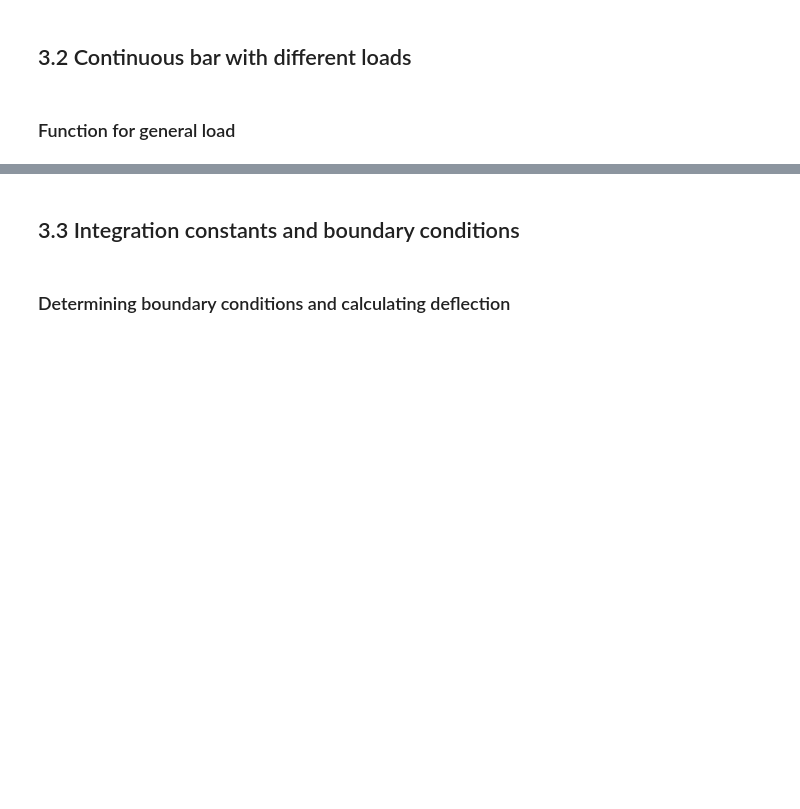
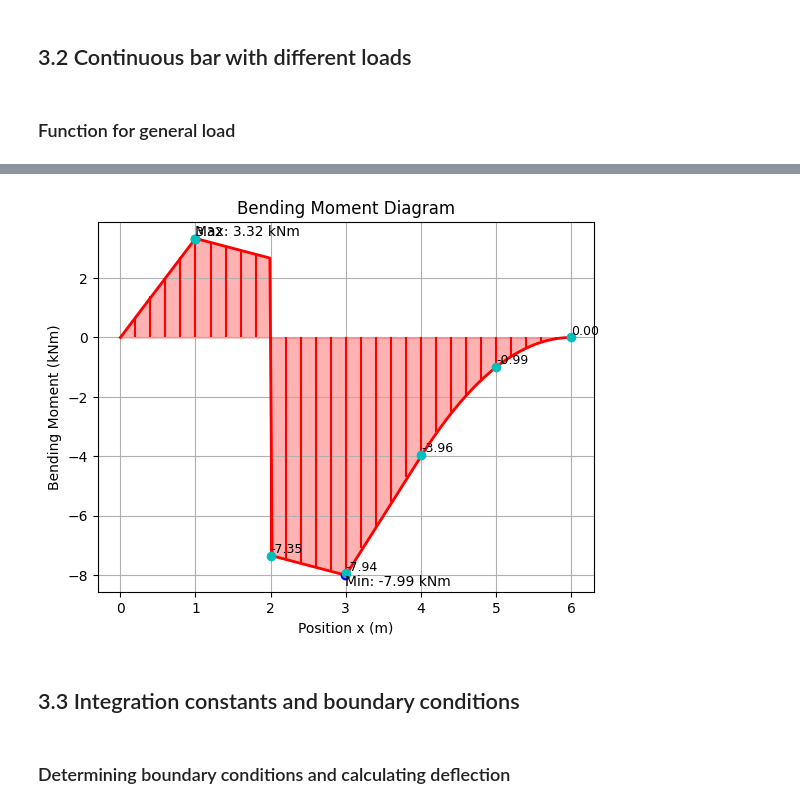
Before and after one commit to joeritaveirne/les-3-structuurmechanica-, a Jupyter notebook: chapter3/chapter3.ipynb, the cells around one changed output, grey strips where cells are left out. Drawn from its saved outputs; the diff is of its cells as text; code cells hidden in the pictures; blank space fills up the shorter version.

```diff
--- a/chapter3/chapter3.ipynb
+++ b/chapter3/chapter3.ipynb
@@ -79,0 +481,7 @@ def computeBendingMomentGeneral(x,L):
+# %%
+# Determine the length of the beam from the variable L_beam.
+# L_beam is already defined in the previous steps.
+
+# Use np.linspace() to create an array named x_values.
+# The array should start at 0, end at L_beam, and contain a sufficient number of points (e.g., 200 or more).
+x_values = np.linspace(0, L_beam, 200)
@@ -79,0 +496,12 @@ def computeBendingMomentGeneral(x,L):
+# %%
+# Call the computeBendingMomentGeneral function
+# Ensure x_values and L are available from previous cells
+moment_values_calculated = computeBendingMomentGeneral(x_values, L)
+
+# Print the first few calculated moment values for verification (optional)
+print("First 10 calculated bending moment values:")
+print(moment_values_calculated[:10])
+
+# Print the last few calculated moment values for verification (optional)
+print("\nLast 10 calculated bending moment values:")
+print(moment_values_calculated[-10:])
@@ -80,3 +524,64 @@ def computeBendingMomentGeneral(x,L):
+# %%
+import matplotlib.pyplot as plt
+import numpy as np # Import numpy for array operations
+
+# Ensure x_values and moment_values_calculated are available from previous cells
+# Also ensure L_beam is defined for the total length
+
+plt.figure()
+plt.plot(x_values, moment_values_calculated, color='red', linewidth=2) # Red line, thicker
+
+# Add vertical red solid lines from y=0 to the curve
+# You can choose either 0.3 or 0.5 for the spacing
+spacing = 0.2 # You can adjust this spacing
+line_x_positions = np.arange(0, L_beam + spacing, spacing) # Use L_beam for the total length
+# Find the indices in x_values closest to the line_x_positions
+indices = np.searchsorted(x_values, line_x_positions)
+# Ensure indices are within bounds
+indices = np.clip(indices, 0, len(x_values) - 1)
+line_y_values = moment_values_calculated[indices]
+
+plt.vlines(line_x_positions, 0, line_y_values, color='red')
+
+# Fill the area under the curve with transparent red
+plt.fill_between(x_values, moment_values_calculated, color='red', alpha=0.3)
+
+# Find and display maximum and minimum values
+max_moment = np.max(moment_values_calculated)
+min_moment = np.min(moment_values_calculated)
+max_index = np.argmax(moment_values_calculated)
+min_index = np.argmin(moment_values_calculated)
+max_x = x_values[max_index]
+min_x = x_values[min_index]
+
+plt.plot(max_x, max_moment, 'go') # Mark maximum with a green circle
+plt.text(max_x, max_moment, f'Max: {max_moment:.2f} kNm', ha='left', va='bottom')
+
+plt.plot(min_x, min_moment, 'bo') # Mark minimum with a blue circle
+plt.text(min_x, min_moment, f'Min: {min_moment:.2f} kNm', ha='left', va='top')
+
+# Add markers and labels at each meter mark
+meter_marks_x = np.arange(1, int(L_beam) + 1) # Positions at every meter (1, 2, ..., L_beam)
+# Find the indices in x_values closest to the meter_marks_x
+meter_indices = np.searchsorted(x_values, meter_marks_x)
+# Ensure indices are within bounds
+meter_indices = np.clip(meter_indices, 0, len(x_values) - 1)
+meter_marks_y = moment_values_calculated[meter_indices]
+
+plt.plot(meter_marks_x, meter_marks_y, 'co') # Mark meter marks with a cyan circle
+
+# Add text labels for the meter marks
+for i, x_pos in enumerate(meter_marks_x):
+    plt.text(x_pos, meter_marks_y[i], f'{meter_marks_y[i]:.2f}', ha='left', va='bottom', fontsize=9)
+
+
+plt.xlabel("Position x (m)")
+plt.ylabel("Bending Moment (kNm)")
+plt.title("Bending Moment Diagram")
+plt.grid(True)
+plt.show()
+# %% [output]
+[figure, added]
 # %% [markdown]
 ## 3.3 Integration constants and boundary conditions
 # %% [markdown]
```
Also changed, not shown: parts of 63 cells of this notebook.
